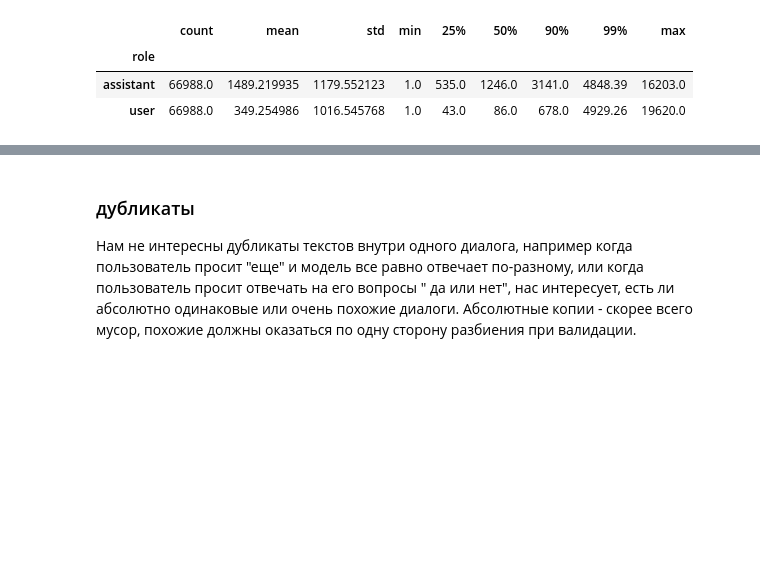
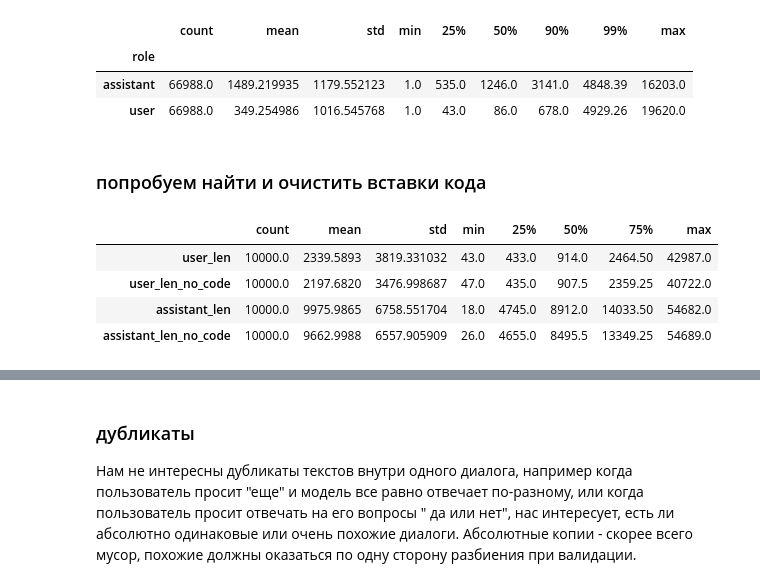
Before and after one commit to Half-Head/ML_homework, a Jupyter notebook: hw1/1_step_eda.ipynb, the cells around one changed output, grey strips where cells are left out. Cells and saved outputs as stored; diff of their text form; code cells hidden in the pictures; blank space fills up the shorter version.

```diff
--- a/hw1/1_step_eda.ipynb
+++ b/hw1/1_step_eda.ipynb
@@ -213,3 +213,5 @@ turns_df.groupby("role")["length"].describe(percentiles=[0.25, 0.5, 0.9, 0.99])
 | role |  |  |  |  |  |  |  |  |  |
 | assistant | 66988.0 | 1489.219935 | 1179.552123 | 1.0 | 535.0 | 1246.0 | 3141.0 | 4848.39 | 16203.0 |
 | user | 66988.0 | 349.254986 | 1016.545768 | 1.0 | 43.0 | 86.0 | 678.0 | 4929.26 | 19620.0 |
+# %% [markdown]
+### попробуем найти и очистить вставки кода
@@ -215,0 +227,8 @@ turns_df.groupby("role")["length"].describe(percentiles=[0.25, 0.5, 0.9, 0.99])
+# %%
+dialogs_df[["user_len", "user_len_no_code", "assistant_len", "assistant_len_no_code"]].describe().T
+# %% [output]
+|  | count | mean | std | min | 25% | 50% | 75% | max |
+| user_len | 10000.0 | 2339.5893 | 3819.331032 | 43.0 | 433.0 | 914.0 | 2464.50 | 42987.0 |
+| user_len_no_code | 10000.0 | 2197.6820 | 3476.998687 | 47.0 | 435.0 | 907.5 | 2359.25 | 40722.0 |
+| assistant_len | 10000.0 | 9975.9865 | 6758.551704 | 18.0 | 4745.0 | 8912.0 | 14033.50 | 54682.0 |
+| assistant_len_no_code | 10000.0 | 9662.9988 | 6557.905909 | 26.0 | 4655.0 | 8495.5 | 13349.25 | 54689.0 |
```
Also changed, not shown: parts of 10 cells of this notebook, 1 other file.
